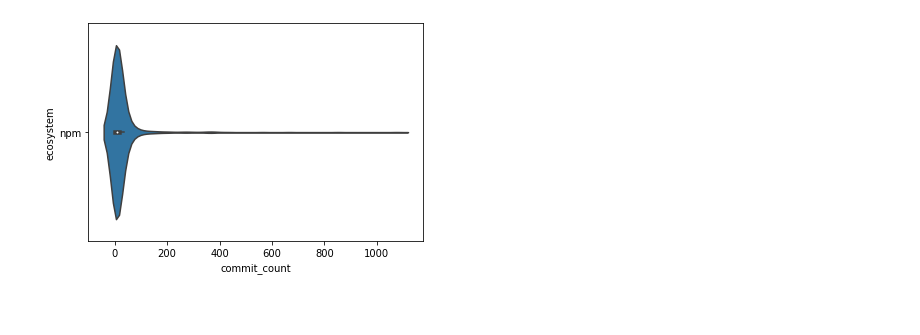
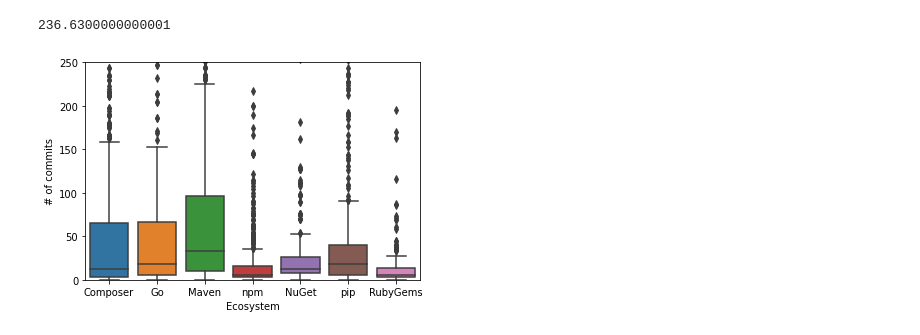
Before and after one commit to nasifimtiazohi/advisory-lifecycle, a Jupyter notebook: data_explore/rq2.ipynb, the cells around one changed output. Saved outputs shown, nothing was run; the diff lists cells and outputs as text; code cells hidden in the pictures; blank space fills up the shorter version.

```diff
--- a/data_explore/rq2.ipynb
+++ b/data_explore/rq2.ipynb
@@ -30,0 +37,28 @@ df
+# %%
+q = '''select advisory_id, p.ecosystem, a.package_id, ri.id as release_id,
+       sum(lines_added + lines_removed) as loc_change
+    from advisory a
+    join package p on a.package_id = p.id
+    join fixing_releases fr on a.id = fr.advisory_id
+    join release_info ri on
+        fr.version = ri.version and ri.package_id = a.package_id
+    join release_commit rc on p.id = rc.package_id and rc.version = fr.version
+    left join (select scf.* from change_file scf
+    join file_extensions fe on scf.format = fe.id
+    where fe.source = 1) as cf on ri.id = cf.release_info_id
+    where rc.commit is not null
+    group by advisory_id, p.ecosystem, a.package_id, ri.id;'''
+loc = pd.DataFrame(sql.execute(q))
+# %%
+q = '''select advisory_id, p.ecosystem, a.package_id, ri.id as release_id,
+       count(distinct author_mail) as contributor_count
+    from advisory a
+    join package p on a.package_id = p.id
+    join fixing_releases fr on a.id = fr.advisory_id
+    join release_info ri on
+        fr.version = ri.version and ri.package_id = a.package_id
+    join release_commit rc on p.id = rc.package_id and rc.version = fr.version
+    left join change_commit cc on ri.id = cc.release_info_id
+    where rc.commit is not null
+    group by advisory_id, p.ecosystem, a.package_id, ri.id'''
+contrib = pd.DataFrame(sql.execute(q))
@@ -31 +69,5 @@ df
+# %%
+df = reduce(lambda x, y: pd.merge(x,y, on =['advisory_id','ecosystem', 'package_id', 'release_id']), [cc,cf,loc,contrib])
+df['loc_change'] = df['loc_change'].apply(lambda x: 0 if x is None else x)
+df['loc_change'] = df['loc_change'].astype(int)
 # %%
@@ -54,7 +137,12 @@ print(tabulate(final, tablefmt='latex', headers='keys',showindex=False))
 \hline
 \end{tabular}
-# %%
-ax = sns.violinplot(x='commit_count', y='ecosystem', data = df)
-plt.savefig('commit_complexity.png')
-# %% [output]
-[figure, removed]
+# %%
+df['commit_count'].quantile(.93)
+# %% [output]
+236.6300000000001
+# %%
+ax = sns.boxplot(y='commit_count', x='ecosystem', data = df, order =['Composer','Go','Maven','npm','NuGet','pip','RubyGems'])
+ax.set(ylim=(0,250), xlabel='Ecosystem', ylabel='# of commits')
+plt.savefig('commit_complexity.png',bbox_inches='tight')
+# %% [output]
+[figure, added]
```
Also changed, not shown: parts of 9 cells of this notebook, 4 other files.
